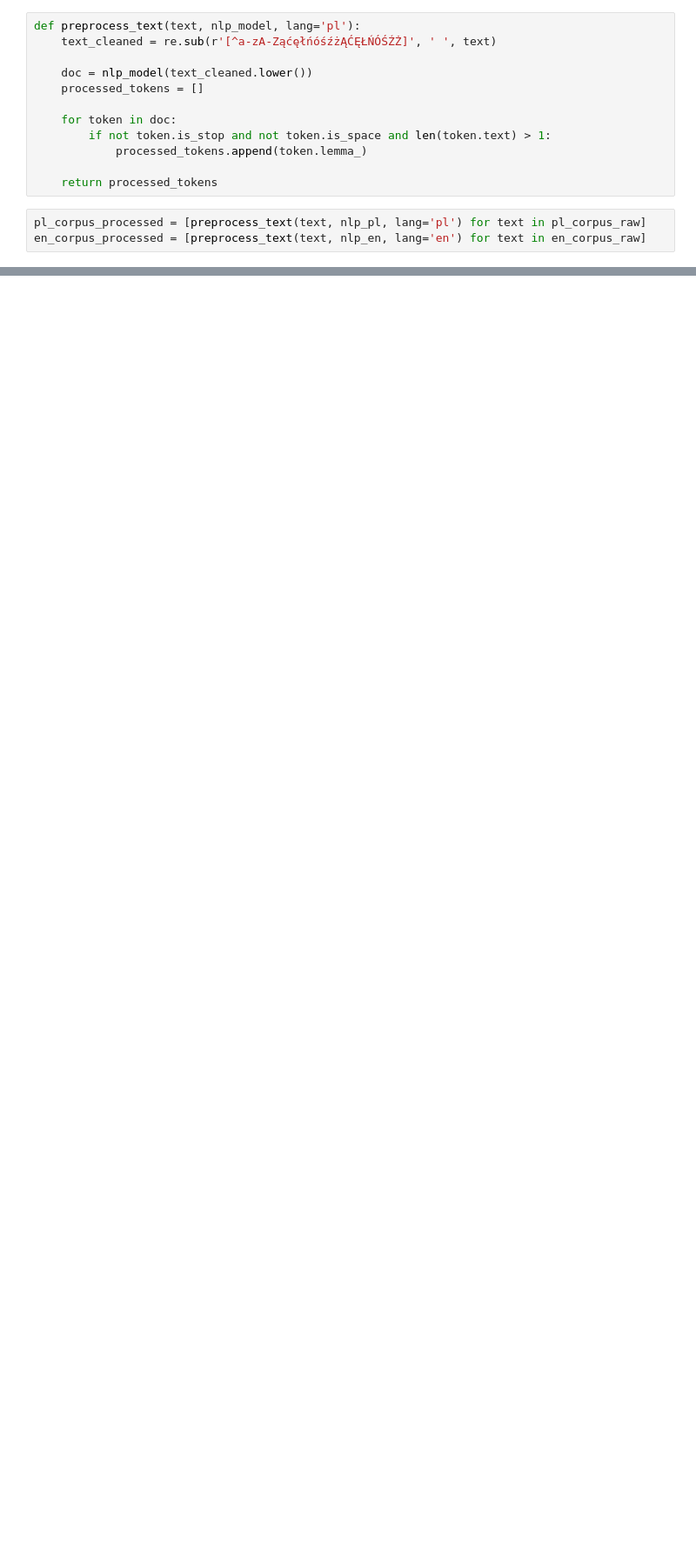
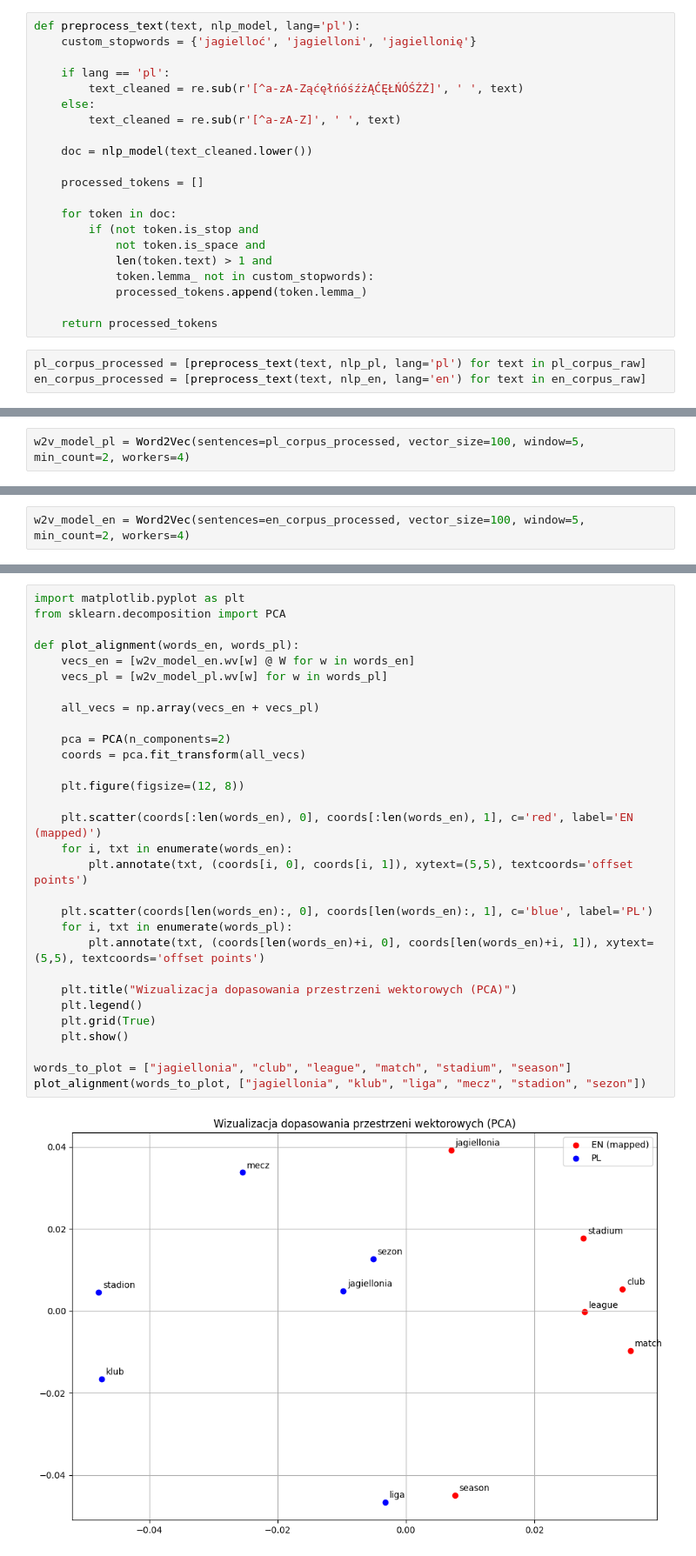
Before and after one commit to adamdobrogowski/reprezentacja-wektorowa-tekstu, a Jupyter notebook: ps6.ipynb, the cells around one changed output, grey strips where cells are left out. Shown at 87% size. Drawn from its saved outputs; the diff is of its cells as text; blank space fills up the shorter version.

```diff
--- a/ps6.ipynb
+++ b/ps6.ipynb
@@ -82,13 +81,22 @@ nlp_pl = spacy.load("pl_core_news_sm", disable=['ner', 'parser'])
 nlp_en = spacy.load("en_core_web_sm", disable=['ner', 'parser'])
 # %%
 def preprocess_text(text, nlp_model, lang='pl'):
-    text_cleaned = re.sub(r'[^a-zA-ZąćęłńóśźżĄĆĘŁŃÓŚŹŻ]', ' ', text)
+    custom_stopwords = {'jagielloć', 'jagielloni', 'jagiellonię'}
+
+    if lang == 'pl':
+        text_cleaned = re.sub(r'[^a-zA-ZąćęłńóśźżĄĆĘŁŃÓŚŹŻ]', ' ', text)
+    else:
+        text_cleaned = re.sub(r'[^a-zA-Z]', ' ', text)
 
     doc = nlp_model(text_cleaned.lower())
+
     processed_tokens = []
 
     for token in doc:
-        if not token.is_stop and not token.is_space and len(token.text) > 1:
+        if (not token.is_stop and
+            not token.is_space and
+            len(token.text) > 1 and
+            token.lemma_ not in custom_stopwords):
             processed_tokens.append(token.lemma_)
 
     return processed_tokens
@@ -97,0 +136,2 @@ en_corpus_processed = [preprocess_text(text, nlp_en, lang='en') for text in en_c
+# %%
+w2v_model_pl = Word2Vec(sentences=pl_corpus_processed, vector_size=100, window=5, min_count=2, workers=4)
@@ -97,0 +154,2 @@ en_corpus_processed = [preprocess_text(text, nlp_en, lang='en') for text in en_c
+# %%
+w2v_model_en = Word2Vec(sentences=en_corpus_processed, vector_size=100, window=5, min_count=2, workers=4)
@@ -97,0 +219,32 @@ en_corpus_processed = [preprocess_text(text, nlp_en, lang='en') for text in en_c
+# %%
+import matplotlib.pyplot as plt
+from sklearn.decomposition import PCA
+
+def plot_alignment(words_en, words_pl):
+    vecs_en = [w2v_model_en.wv[w] @ W for w in words_en]
+    vecs_pl = [w2v_model_pl.wv[w] for w in words_pl]
+
+    all_vecs = np.array(vecs_en + vecs_pl)
+
+    pca = PCA(n_components=2)
+    coords = pca.fit_transform(all_vecs)
+
+    plt.figure(figsize=(12, 8))
+
+    plt.scatter(coords[:len(words_en), 0], coords[:len(words_en), 1], c='red', label='EN (mapped)')
+    for i, txt in enumerate(words_en):
+        plt.annotate(txt, (coords[i, 0], coords[i, 1]), xytext=(5,5), textcoords='offset points')
+
+    plt.scatter(coords[len(words_en):, 0], coords[len(words_en):, 1], c='blue', label='PL')
+    for i, txt in enumerate(words_pl):
+        plt.annotate(txt, (coords[len(words_en)+i, 0], coords[len(words_en)+i, 1]), xytext=(5,5), textcoords='offset points')
+
+    plt.title("Wizualizacja dopasowania przestrzeni wektorowych (PCA)")
+    plt.legend()
+    plt.grid(True)
+    plt.show()
+
+words_to_plot = ["jagiellonia", "club", "league", "match", "stadium", "season"]
+plot_alignment(words_to_plot, ["jagiellonia", "klub", "liga", "mecz", "stadion", "sezon"])
+# %% [output]
+[figure, added]
```
Also changed, not shown: parts of 11 cells of this notebook, 2 other files.
